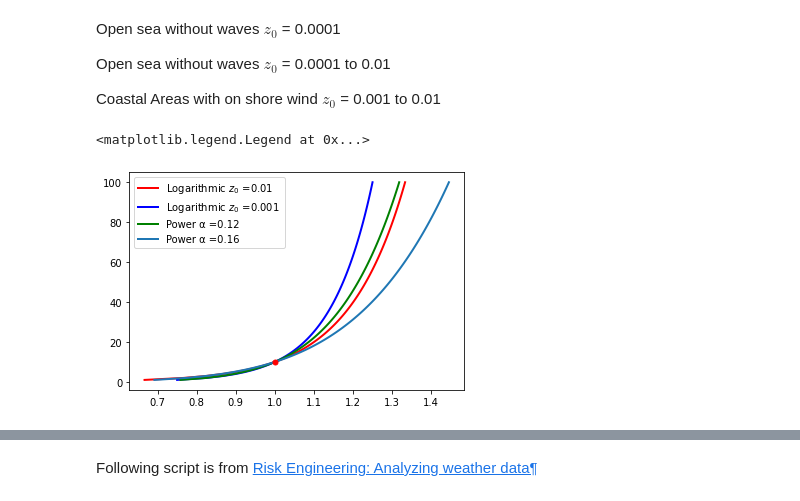
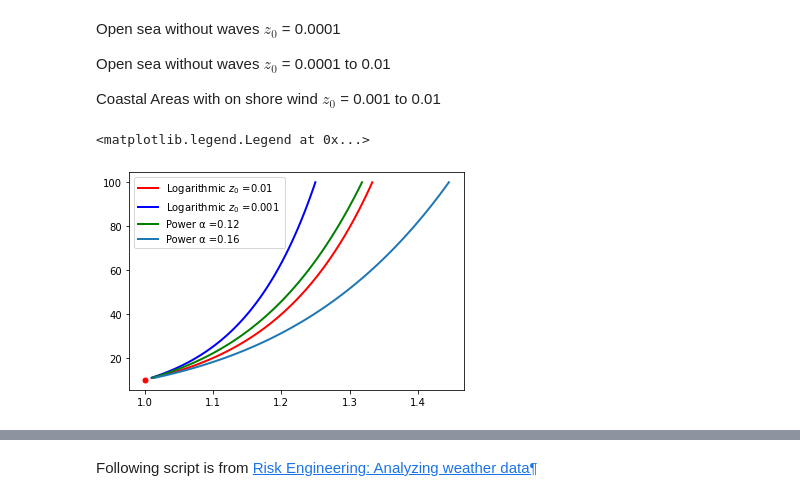
Before and after one commit to famiuer/EnvironmentalStudy, a Jupyter notebook: Section 2 Wind Conditions.ipynb, the cells around one changed output, grey strips where cells are left out. Cells and saved outputs as stored; diff of their text form; code cells hidden in the pictures.

```diff
--- a/Section 2 Wind Conditions.ipynb
+++ b/Section 2 Wind Conditions.ipynb
@@ -142,29 +142,29 @@ Coastal Areas with on shore wind $z_0$ = 0.001 to 0.01
 # %%
 import numpy as np
 import matplotlib.pyplot as plt
 
 Z_0 = 0.01
 Z_1 = 0.001
 K_a = 0.4
 
-Height = np.linspace(1,100, 100)
+Height = np.linspace(11,100, 100)
 
 H = 10
 alpha1 = 0.12
 alpha2 = 0.16
 Kappa = K_a**2 /((np.log(H/Z_0)))**2
 
 Uz1 = (1+1/K_a*np.sqrt(Kappa)*np.log(Height / H))
 Uz2 = (1+np.log(Height/H)/np.log(H/Z_1))
 UzPower1 = (Height/H)**alpha1
 UzPower2 = (Height/H)**alpha2
 plt.plot(Uz1, Height, "r-", lw=2,label = f'Logarithmic $z_{0}$ ={Z_0} ')
 plt.plot(Uz2, Height, "b-", lw=2,label = f'Logarithmic $z_{0}$ ={Z_1} ')
 plt.plot(UzPower1, Height, "g-", lw=2,label = f'Power \u03B1 ={alpha1} ')
 plt.plot(UzPower2, Height, "-", lw=2,label = f'Power \u03B1 ={alpha2} ')
 plt.plot(1, 10,'.r',markersize=10)
 
 plt.legend()
 # %% [output]
 <matplotlib.legend.Legend at 0x...>
-[figure, old version]
+[figure, new version]
```
Also changed, not shown: parts of 2 cells of this notebook.
